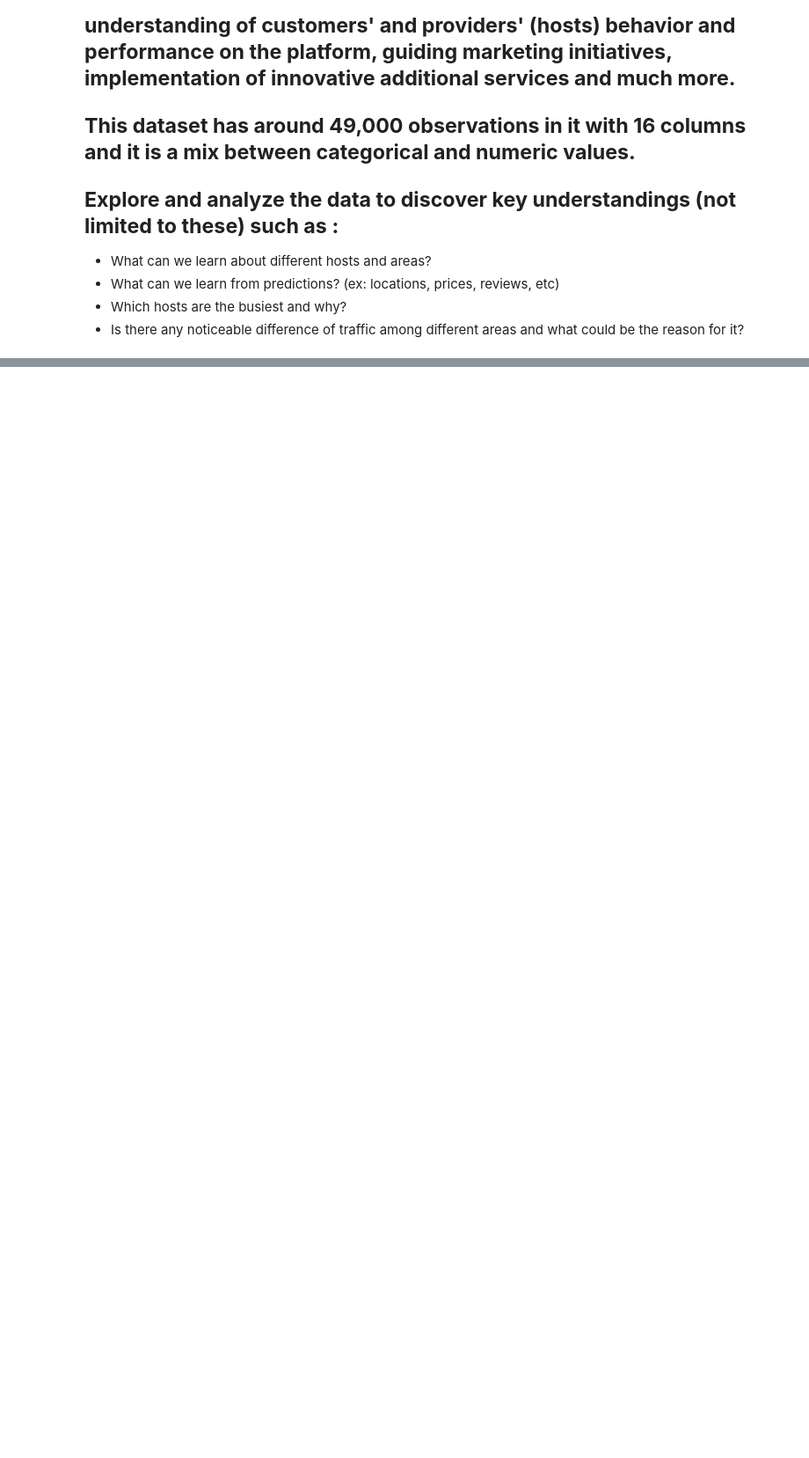
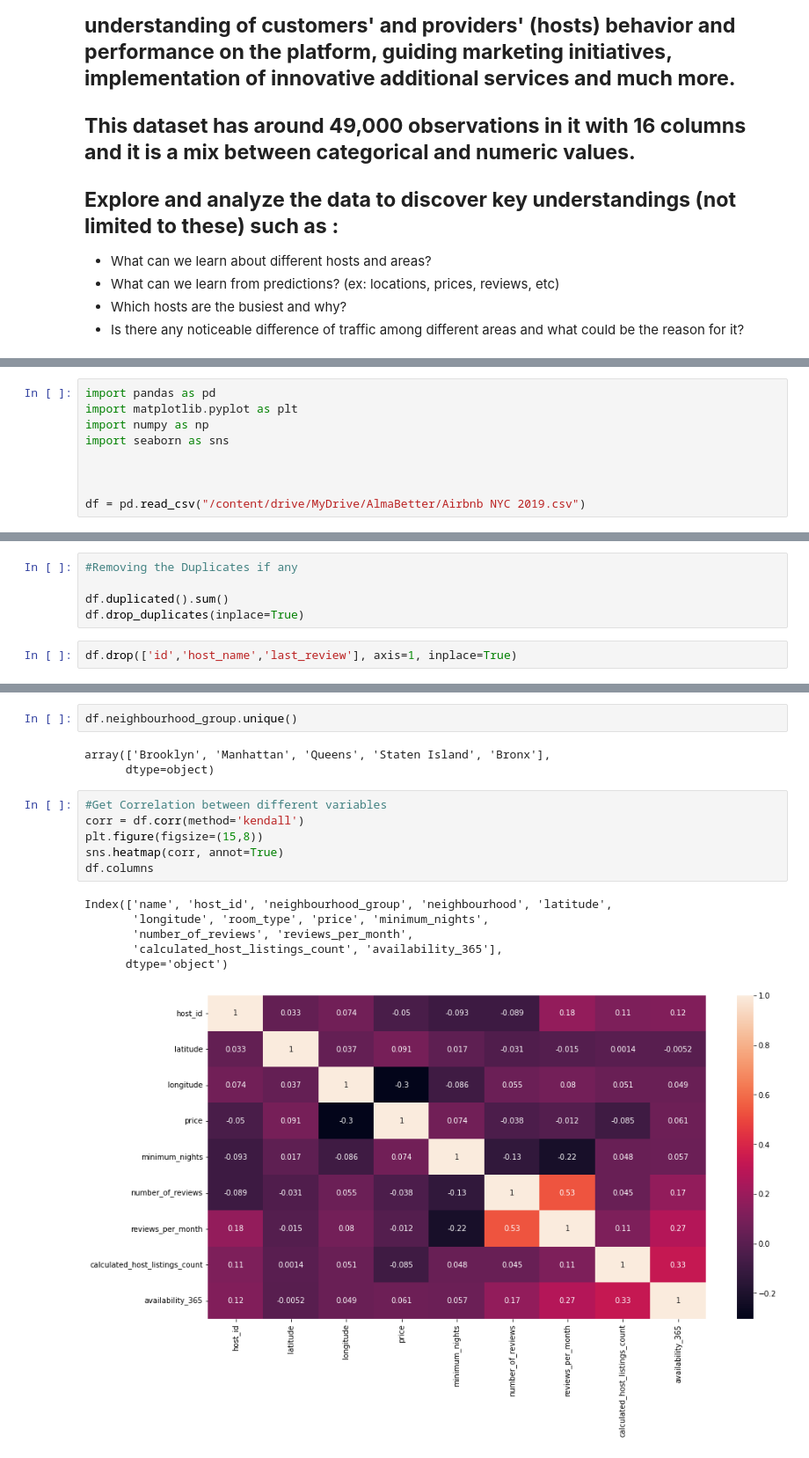
Before and after one commit to Deeksha-Data-Scientist/Airbnb-Bookings-Analysis, a Jupyter notebook: Airbnb_Bookings_Analysis_Capstone_Project.ipynb, the cells around one changed output, grey strips where cells are left out. Shown: that part at 88% size. Saved outputs shown, nothing was run; the diff lists cells and outputs as text; blank space fills up the shorter version.

```diff
--- a/Airbnb_Bookings_Analysis_Capstone_Project.ipynb
+++ b/Airbnb_Bookings_Analysis_Capstone_Project.ipynb
@@ -12,0 +18,9 @@
+# %%
+import pandas as pd
+import matplotlib.pyplot as plt
+import numpy as np
+import seaborn as sns
+
+
+
+df = pd.read_csv("/content/drive/MyDrive/AlmaBetter/Airbnb NYC 2019.csv")
@@ -12,0 +51,7 @@
+# %%
+#Removing the Duplicates if any
+
+df.duplicated().sum()
+df.drop_duplicates(inplace=True)
+# %%
+df.drop(['id','host_name','last_review'], axis=1, inplace=True)
@@ -12,0 +67,18 @@
+# %%
+df.neighbourhood_group.unique()
+# %% [output]
+array(['Brooklyn', 'Manhattan', 'Queens', 'Staten Island', 'Bronx'],
+      dtype=object)
+# %%
+#Get Correlation between different variables
+corr = df.corr(method='kendall')
+plt.figure(figsize=(15,8))
+sns.heatmap(corr, annot=True)
+df.columns
+# %% [output]
+Index(['name', 'host_id', 'neighbourhood_group', 'neighbourhood', 'latitude',
+       'longitude', 'room_type', 'price', 'minimum_nights',
+       'number_of_reviews', 'reviews_per_month',
+       'calculated_host_listings_count', 'availability_365'],
+      dtype='object')
+[figure, added]
```
Also changed, not shown: parts of 10 cells of this notebook.
